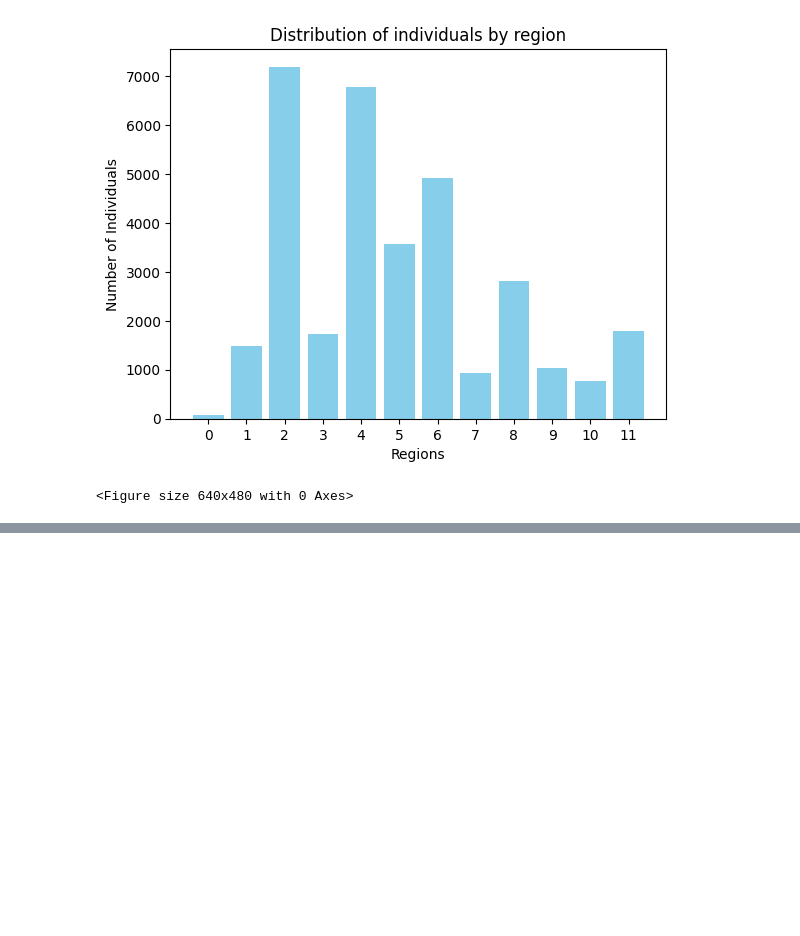
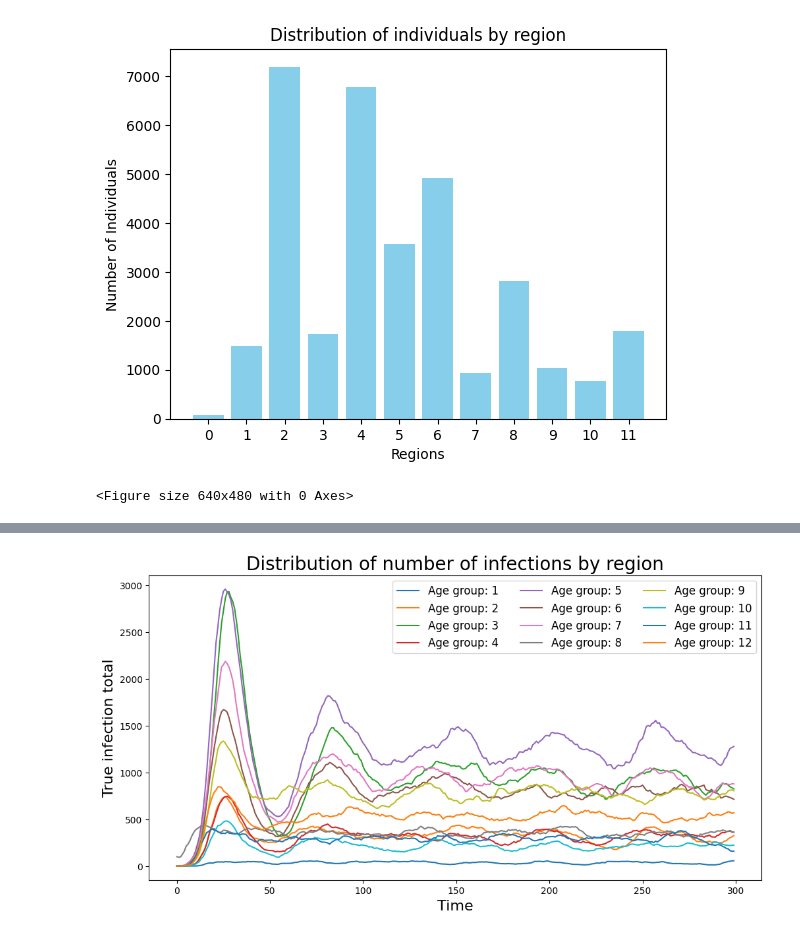
Before and after one commit to SABS-R3-Epidemiology/EpiOS, a Jupyter notebook: stratified_random/stratified_predictions.ipynb, the cells around one changed output, grey strips where cells are left out. Cells and saved outputs as stored; diff of their text form; code cells hidden in the pictures; blank space fills up the shorter version.

```diff
--- a/stratified_random/stratified_predictions.ipynb
+++ b/stratified_random/stratified_predictions.ipynb
@@ -735,0 +810,11 @@ plt.clf()
+# %%
+plt.figure(figsize=(12, 6))
+for i, sublist in enumerate(true_region_lists):
+    plt.plot(times, true_region_lists[i], label=f'Age group: {i+1}')
+plt.xlabel("Time", fontsize=16)
+plt.ylabel("True infection total", fontsize=16)
+plt.title("Distribution of number of infections by region", fontsize=20)
+plt.legend(fontsize=12, ncol=3)
+plt.show()
+# %% [output]
+[figure, added]
```
Also changed, not shown: parts of 7 cells of this notebook.
